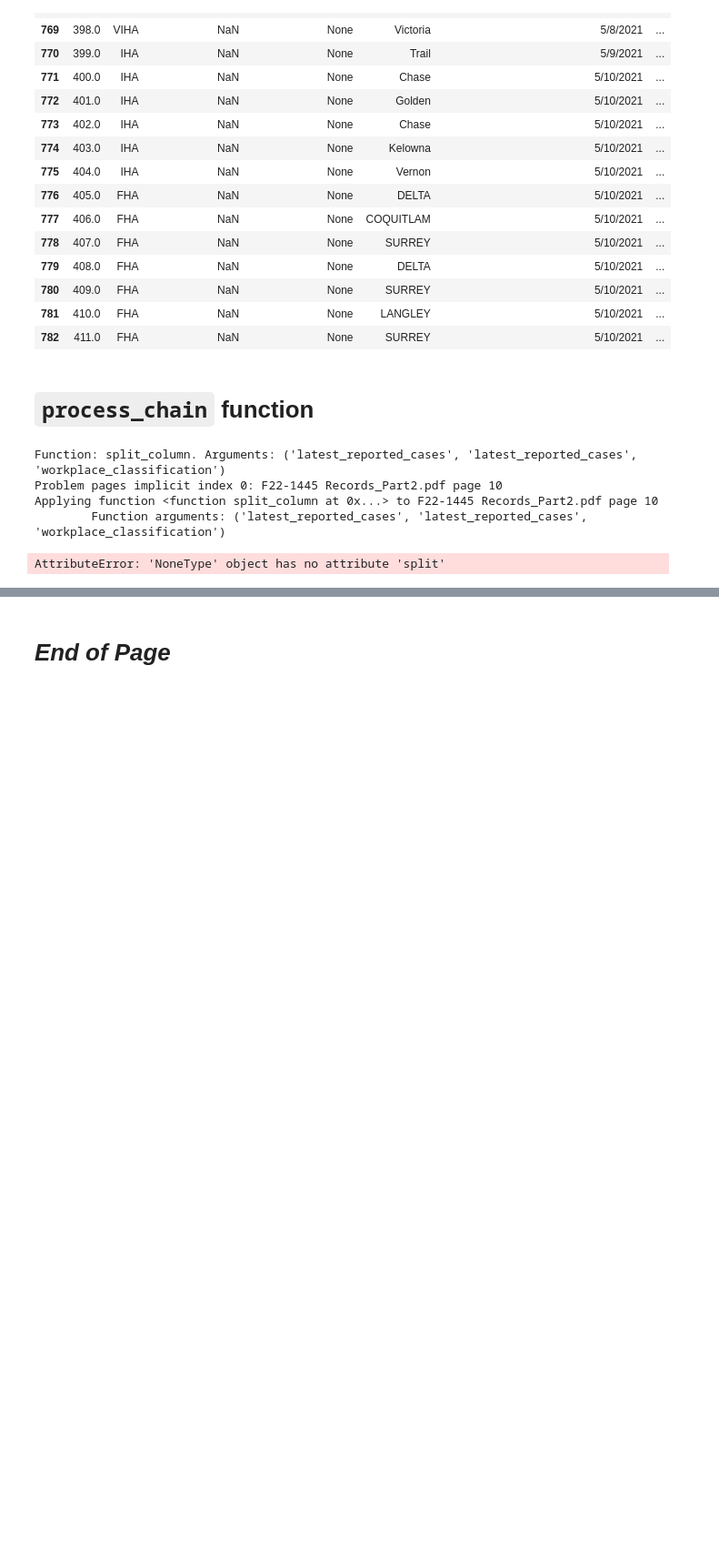
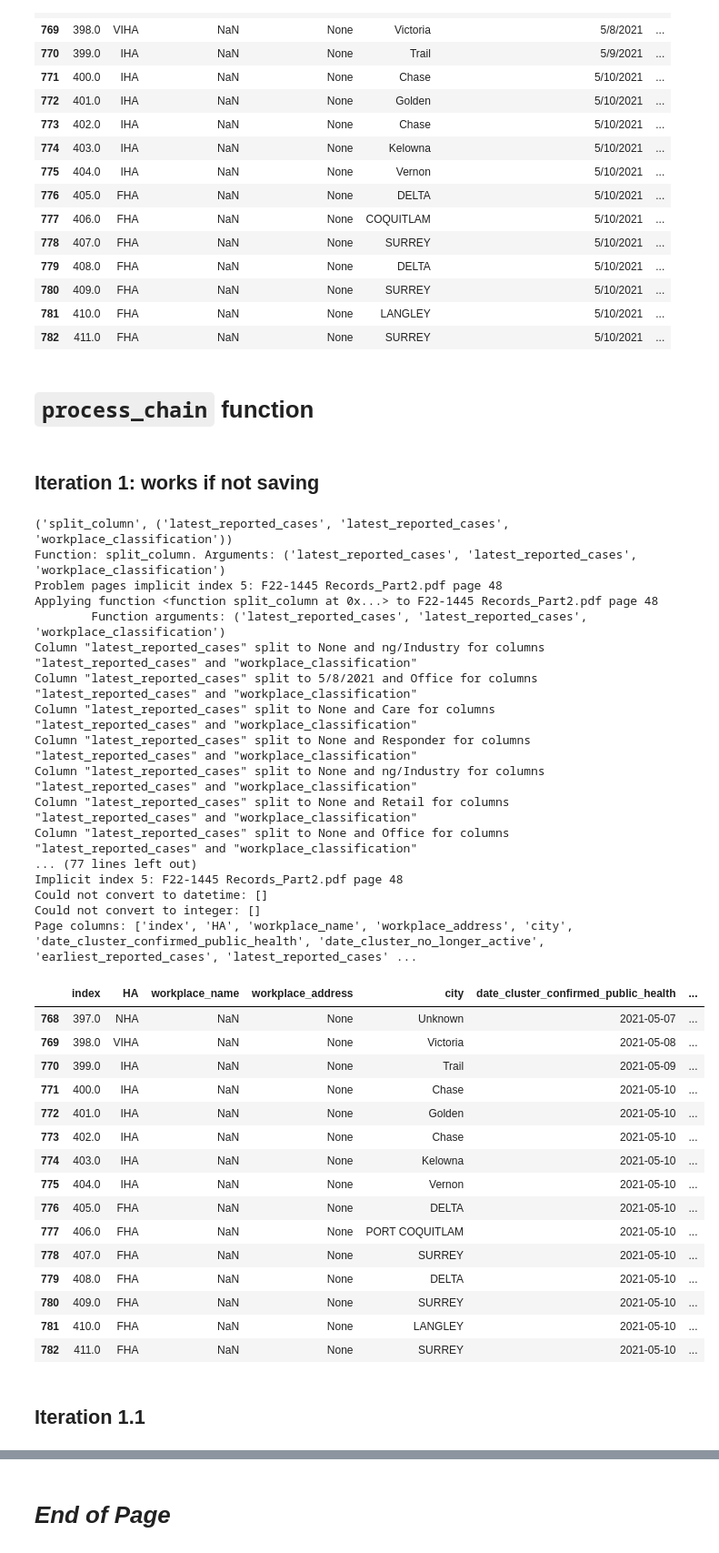
Before and after one commit to silvhua/BC-Covid-workplace-closures, a Jupyter notebook: notebooks/2023-04-23 align columns.ipynb, the cells around one changed output, grey strips where cells are left out. Shown at 91% size. Drawn from its saved outputs; the diff is of its cells as text; code cells hidden in the pictures; blank space fills up the shorter version.

```diff
--- a/notebooks/2023-04-23 align columns.ipynb
+++ b/notebooks/2023-04-23 align columns.ipynb
@@ -408,16 +436,18 @@ Page columns: ['index', 'HA', 'workplace_name', 'workplace_address', 'city', 'da
 | 782 | 411.0 | FHA | NaN | None | SURREY | 5/10/2021 | ... |
 # %% [markdown]
 # `process_chain` function
+# %% [markdown]
+## Iteration 1: works if not saving
 # %%
 def processing_chain(
     index, steps_dict_list, problem_rows_df=problem_rows,
     fixed_df_dict=fixed_df_dict, problem_pages_df=problem_pages,
     save=False
     ):
-    df = problem_rows_df#.copy()
-    for index, steps_dict in enumerate(steps_dict_list):
-        save = save if index == len(steps_dict_list)-1 else False
-        # print(steps_dict)
+    df = problem_rows_df.copy()
+    # for index, steps_dict in enumerate(steps_dict_list):
+    for steps_dict in steps_dict_list:
+        print(steps_dict)
         function = steps_dict[0]
         args = steps_dict[1]
         print(f'Function: {function}. Arguments: {args}')
@@ -434,34 +464,62 @@ def processing_chain(
                 )
         elif function == 'convert_date_string_to_datetime_bycolumn':
             fixed_page = process_by_page(
                 df, index, convert_date_string_to_datetime_bycolumn,
                 fixed_df_dict=fixed_df_dict, problem_pages_df=problem_pages,
                 args=args, save=save
                 )
         elif function == 'replace':
             fixed_page = process_by_page(
                 df, index, 'replace',
                 fixed_df_dict=fixed_df_dict, problem_pages_df=problem_pages,
                 args=args, save=save
                 )
         df = fixed_page
     view_problem_page(index, problem_rows_df=fixed_page)
     return fixed_page
 
-
+index = 5
 steps_dict_list = [
     ('split_column', ('latest_reported_cases', 'latest_reported_cases', 'workplace_classification')),
     ('split_column', ('total_cases', 'total_cases', 'workplace_status')),
     ('convert_date_string_to_datetime_bycolumn', None),
     ('split_column', ('days_since_last_case', 'days_since_last_case', 'active_clusters')),
     ('replace', ('city', 'COQUITLAM', 'PORT COQUITLAM')),
 ]
 # print(steps_dict_list[0])
 save = False
 processing_chain(index, steps_dict_list, save=save)
 # %% [output]
+('split_column', ('latest_reported_cases', 'latest_reported_cases', 'workplace_classification'))
 Function: split_column. Arguments: ('latest_reported_cases', 'latest_reported_cases', 'workplace_classification')
-Problem pages implicit index 0: F22-1445 Records_Part2.pdf page 10
-Applying function <function split_column at 0x...> to F22-1445 Records_Part2.pdf page 10
+Problem pages implicit index 5: F22-1445 Records_Part2.pdf page 48
+Applying function <function split_column at 0x...> to F22-1445 Records_Part2.pdf page 48
         Function arguments: ('latest_reported_cases', 'latest_reported_cases', 'workplace_classification')
+Column "latest_reported_cases" split to None and ng/Industry for columns "latest_reported_cases" and "workplace_classification"
+Column "latest_reported_cases" split to 5/8/2021 and Office for columns "latest_reported_cases" and "workplace_classification"
+Column "latest_reported_cases" split to None and Care for columns "latest_reported_cases" and "workplace_classification"
+Column "latest_reported_cases" split to None and Responder for columns "latest_reported_cases" and "workplace_classification"
+Column "latest_reported_cases" split to None and ng/Industry for columns "latest_reported_cases" and "workplace_classification"
+Column "latest_reported_cases" split to None and Retail for columns "latest_reported_cases" and "workplace_classification"
+Column "latest_reported_cases" split to None and Office for columns "latest_reported_cases" and "workplace_classification"
+... (77 lines left out)
+Implicit index 5: F22-1445 Records_Part2.pdf page 48
+Could not convert to datetime: []
+Could not convert to integer: []
+Page columns: ['index', 'HA', 'workplace_name', 'workplace_address', 'city', 'date_cluster_confirmed_public_health', 'date_cluster_no_longer_active', 'earliest_reported_cases', 'latest_reported_cases' ...
-AttributeError: 'NoneType' object has no attribute 'split'
+|  | index | HA | workplace_name | workplace_address | city | date_cluster_confirmed_public_health | ... |
+| 768 | 397.0 | NHA | NaN | None | Unknown | 2021-05-07 | ... |
+| 769 | 398.0 | VIHA | NaN | None | Victoria | 2021-05-08 | ... |
+| 770 | 399.0 | IHA | NaN | None | Trail | 2021-05-09 | ... |
+| 771 | 400.0 | IHA | NaN | None | Chase | 2021-05-10 | ... |
+| 772 | 401.0 | IHA | NaN | None | Golden | 2021-05-10 | ... |
+| 773 | 402.0 | IHA | NaN | None | Chase | 2021-05-10 | ... |
+| 774 | 403.0 | IHA | NaN | None | Kelowna | 2021-05-10 | ... |
+| 775 | 404.0 | IHA | NaN | None | Vernon | 2021-05-10 | ... |
+| 776 | 405.0 | FHA | NaN | None | DELTA | 2021-05-10 | ... |
+| 777 | 406.0 | FHA | NaN | None | PORT COQUITLAM | 2021-05-10 | ... |
+| 778 | 407.0 | FHA | NaN | None | SURREY | 2021-05-10 | ... |
+| 779 | 408.0 | FHA | NaN | None | DELTA | 2021-05-10 | ... |
+| 780 | 409.0 | FHA | NaN | None | SURREY | 2021-05-10 | ... |
+| 781 | 410.0 | FHA | NaN | None | LANGLEY | 2021-05-10 | ... |
+| 782 | 411.0 | FHA | NaN | None | SURREY | 2021-05-10 | ... |
@@ -479,0 +526,2 @@ fixed_page = process_by_page(
+# %% [markdown]
+## Iteration 1.1
```
Also changed, not shown: parts of 21 cells of this notebook, 2 other files.
